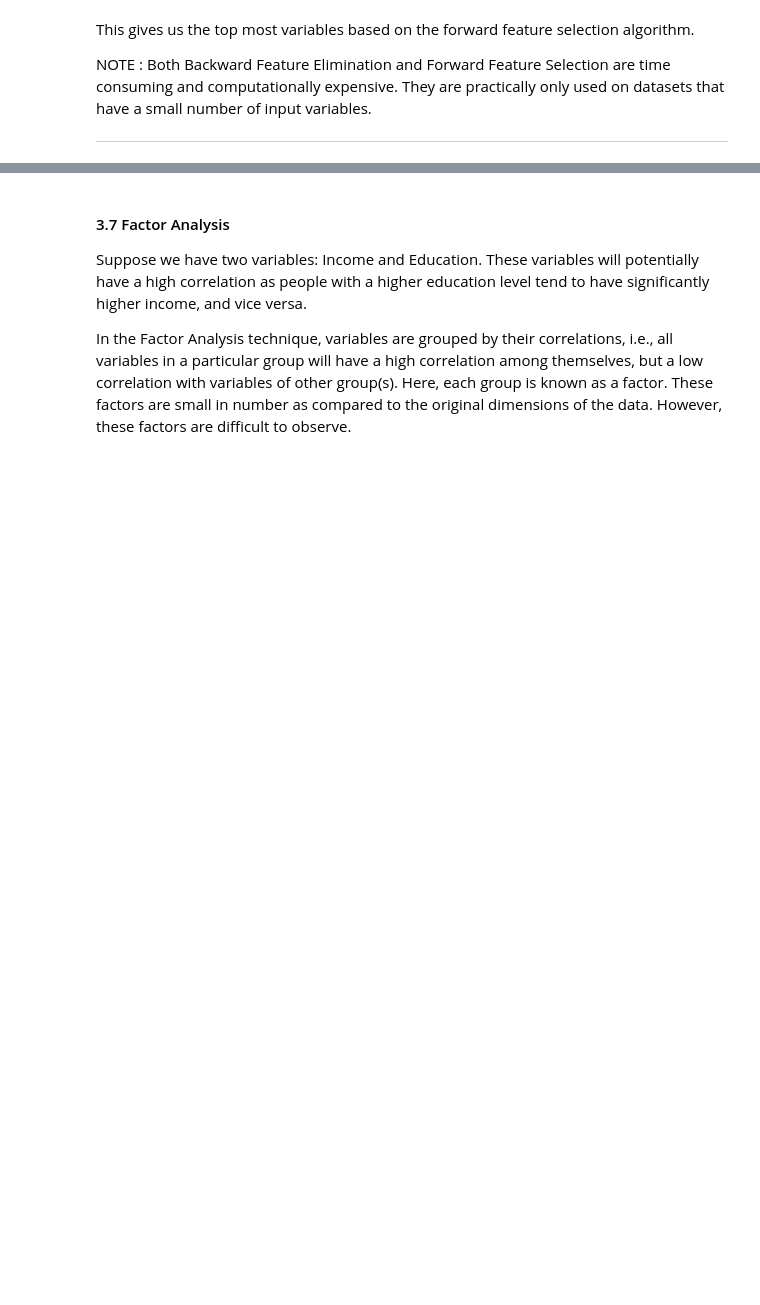
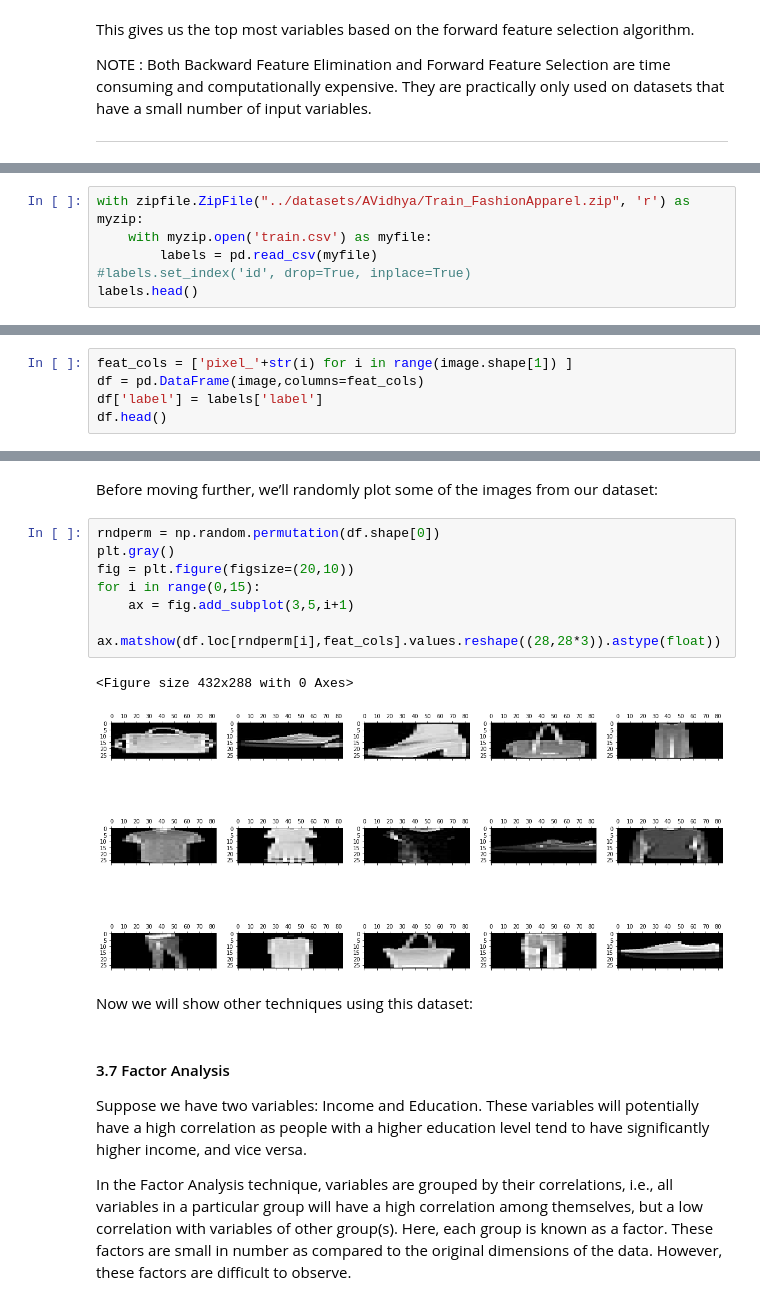
Before and after one commit to rsouza/FGV_Intro_DS, a Jupyter notebook: notebooks/EDA_Dimensionality_Reduction.ipynb, the cells around one changed output, grey strips where cells are left out. Saved outputs shown, nothing was run; the diff lists cells and outputs as text; blank space fills up the shorter version.

```diff
--- a/notebooks/EDA_Dimensionality_Reduction.ipynb
+++ b/notebooks/EDA_Dimensionality_Reduction.ipynb
@@ -454,0 +491,6 @@ images = [cv2.imread(file) for file in glob('train/*.png')]
+# %%
+with zipfile.ZipFile("../datasets/AVidhya/Train_FashionApparel.zip", 'r') as myzip:
+    with myzip.open('train.csv') as myfile:
+        labels = pd.read_csv(myfile)
+#labels.set_index('id', drop=True, inplace=True)
+labels.head()
@@ -454,0 +504,5 @@ images = [cv2.imread(file) for file in glob('train/*.png')]
+# %%
+feat_cols = ['pixel_'+str(i) for i in range(image.shape[1]) ]
+df = pd.DataFrame(image,columns=feat_cols)
+df['label'] = labels['label']
+df.head()
@@ -455,3 +517,17 @@ images = [cv2.imread(file) for file in glob('train/*.png')]
+# %% [markdown]
+Before moving further, we’ll randomly plot some of the images from our dataset:
+# %%
+rndperm = np.random.permutation(df.shape[0])
+plt.gray()
+fig = plt.figure(figsize=(20,10))
+for i in range(0,15):
+    ax = fig.add_subplot(3,5,i+1)
+    ax.matshow(df.loc[rndperm[i],feat_cols].values.reshape((28,28*3)).astype(float))
+# %% [output]
+<Figure size 432x288 with 0 Axes>
+[figure, added]
+# %% [markdown]
+Now we will show other techniques using this dataset:
 # %% [markdown]
 #### 3.7 Factor Analysis
 
```
Also changed, not shown: parts of 38 cells of this notebook, 3 other files.
